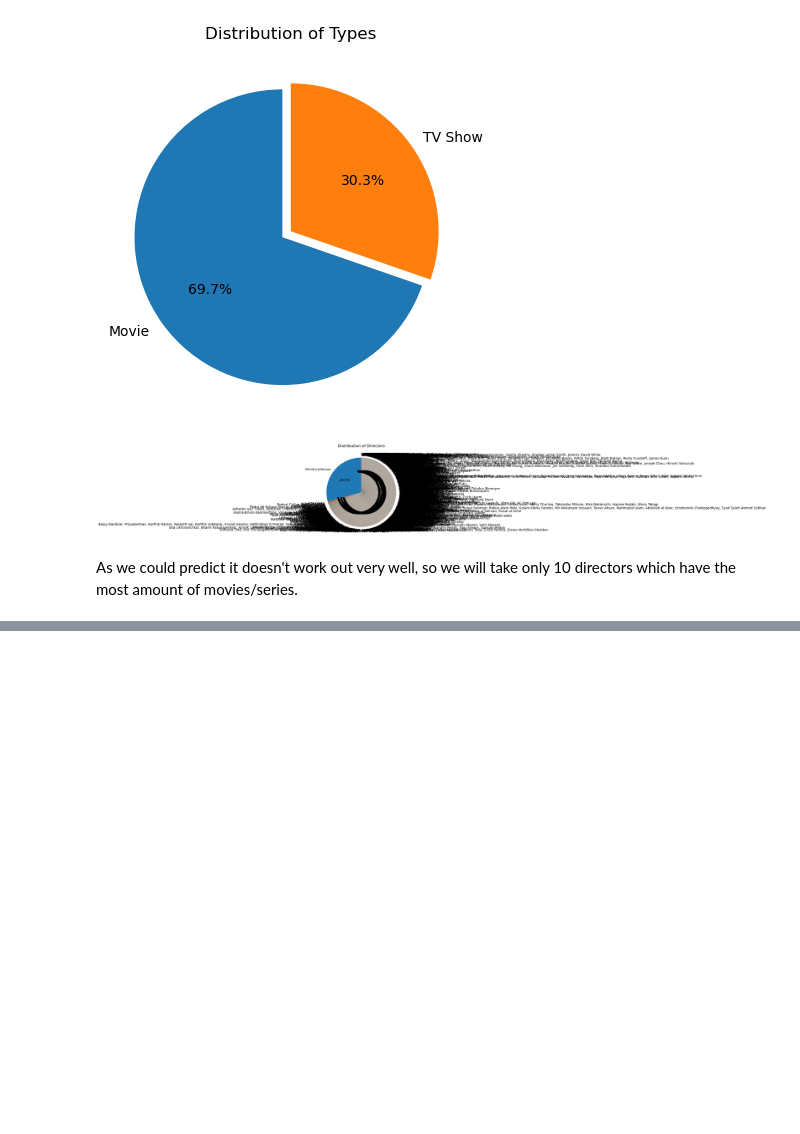
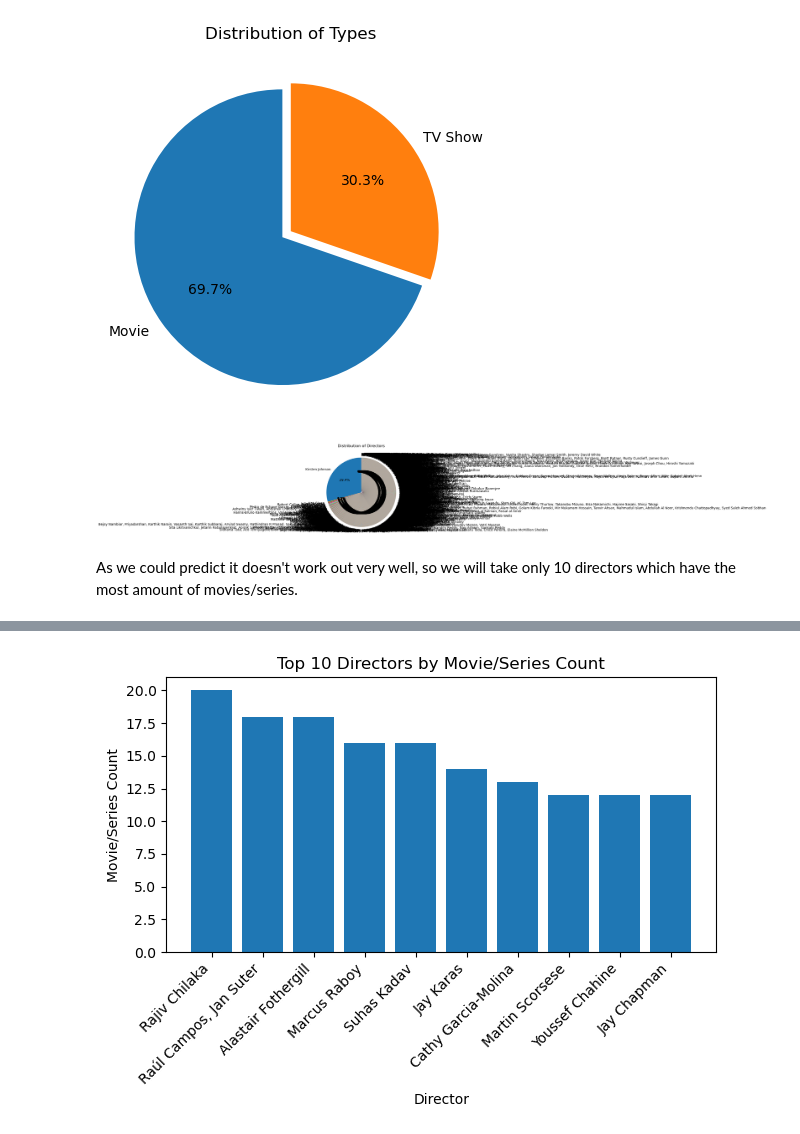
Before and after one commit to kasfro/Netflix-data---cleaning-and-analysis, a Jupyter notebook: clean_data_netflix.ipynb, the cells around one changed output, grey strips where cells are left out. Drawn from its saved outputs; the diff is of its cells as text; code cells hidden in the pictures; blank space fills up the shorter version.

```diff
--- a/clean_data_netflix.ipynb
+++ b/clean_data_netflix.ipynb
@@ -152,3 +152,7 @@ plt.show()
 [figure]
 # %% [markdown]
 As we could predict it doesn't work out very well, so we will take only 10 directors which have the most amount of movies/series.
+# %%
+top_dir=df["director"].value_counts().head(11)
+top_dir=top_dir[1:11]
+print(top_dir)
@@ -154,0 +172,10 @@ As we could predict it doesn't work out very well, so we will take only 10 direc
+# %%
+plt.bar(top_dir.index, top_dir.values)
+plt.xlabel("Director")
+plt.ylabel("Movie/Series Count")
+plt.title("Top 10 Directors by Movie/Series Count")
+plt.xticks(rotation=45, ha="right")
+plt.tight_layout()
+plt.show()
+# %% [output]
+[figure, added]
```
Also changed, not shown: parts of 1 cell of this notebook.
